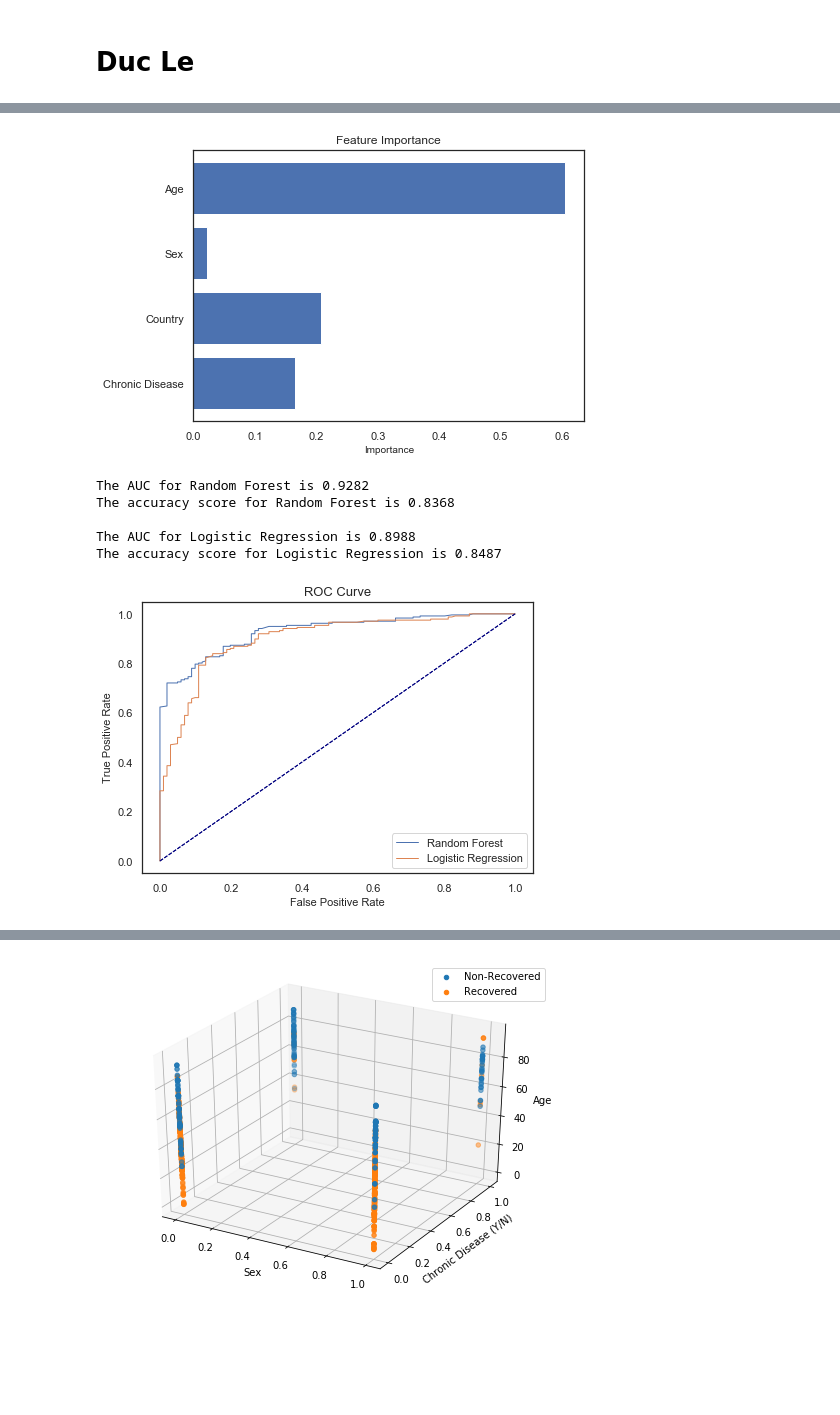
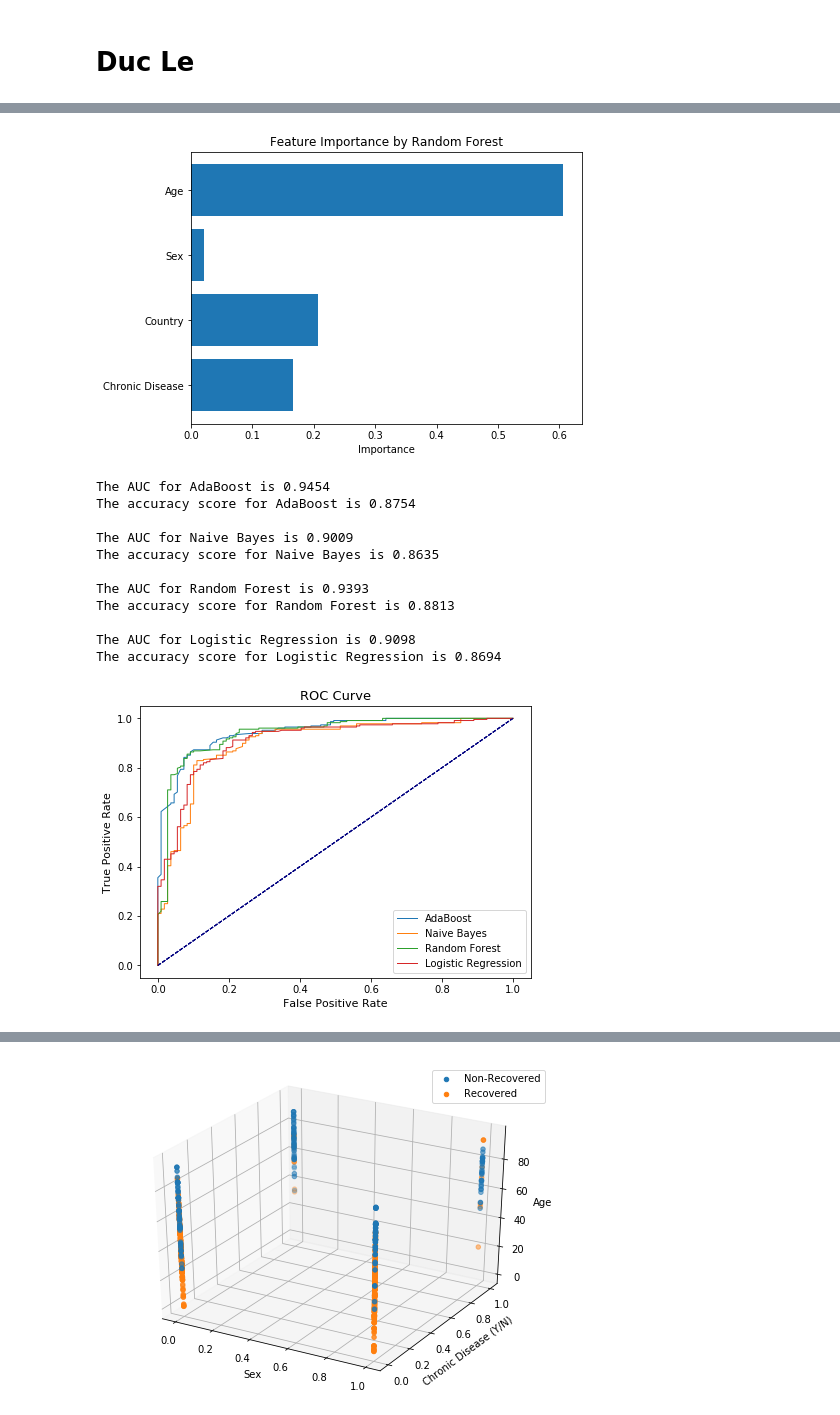
Before and after one commit to dukersss13/COVID-19-ML-Classification-Model, a Jupyter notebook: Complete_Notebook.ipynb, the cells around one changed output, grey strips where cells are left out. Saved outputs shown, nothing was run; the diff lists cells and outputs as text; code cells hidden in the pictures; blank space fills up the shorter version.

```diff
--- a/Complete_Notebook.ipynb
+++ b/Complete_Notebook.ipynb
@@ -79,8 +79,8 @@ plt.show()
 # %%
 xtrain = data.drop('que_paso', axis = 1)
 # %%
-clfs = {#"AdaBoost": AdaBoostClassifier(random_state = 42),
-    #"Naive Bayes": GaussianNB(),
+clfs = {"AdaBoost": AdaBoostClassifier(random_state = 42),
+    "Naive Bayes": GaussianNB(),
     "Random Forest": RandomForestClassifier(n_estimators = 500,
                            n_jobs = -1, min_samples_leaf = 2,
                            bootstrap = True, random_state = 42),
@@ -89,25 +89,25 @@ clfs = {#"AdaBoost": AdaBoostClassifier(random_state = 42),
 ML = list(clfs.values())
 names = list(clfs.keys())
 
-clf = ML[0].fit(xtrain, ytrain)
+clf = ML[2].fit(xtrain, ytrain)
 
 var_imp = clf.feature_importances_
 var = ['Age', 'Sex', 'Country', 'Chronic Disease']
 # %%
 fig, ax = plt.subplots(figsize = (7,5))
 
 y_pos = np.arange(len(var))
 
-ax.barh(y_pos, var_imp, align='center')
+ax.barh(y_pos, var_imp, align = 'center')
 ax.set_yticks(y_pos)
 ax.set_yticklabels(var)
 ax.invert_yaxis()
 ax.set_xlabel('Importance', fontsize = 10)
-ax.set_title('Feature Importance', fontsize = 12)
+ax.set_title('Feature Importance by Random Forest', fontsize = 12)
 
 plt.show()
 # %% [output]
-[figure, old version]
+[figure, new version]
 # %%
 def confusion_plot(clfs_dict, xtest, ytest):
     ML = list(clfs_dict.values())
@@ -158,9 +158,15 @@ def classifier(data, clfs_dict):
 # %%
 xtest, ytest, yprobList = classifier(data, clfs)
 # %% [output]
-The AUC for Random Forest is 0.9282
-The accuracy score for Random Forest is 0.8368
+The AUC for AdaBoost is 0.9454
+The accuracy score for AdaBoost is 0.8754
 
-The AUC for Logistic Regression is 0.8988
-The accuracy score for Logistic Regression is 0.8487
+The AUC for Naive Bayes is 0.9009
+The accuracy score for Naive Bayes is 0.8635
+
+The AUC for Random Forest is 0.9393
+The accuracy score for Random Forest is 0.8813
+
+The AUC for Logistic Regression is 0.9098
+The accuracy score for Logistic Regression is 0.8694
-[figure, old version]
+[figure, new version]
```
Also changed, not shown: parts of 34 cells of this notebook.
